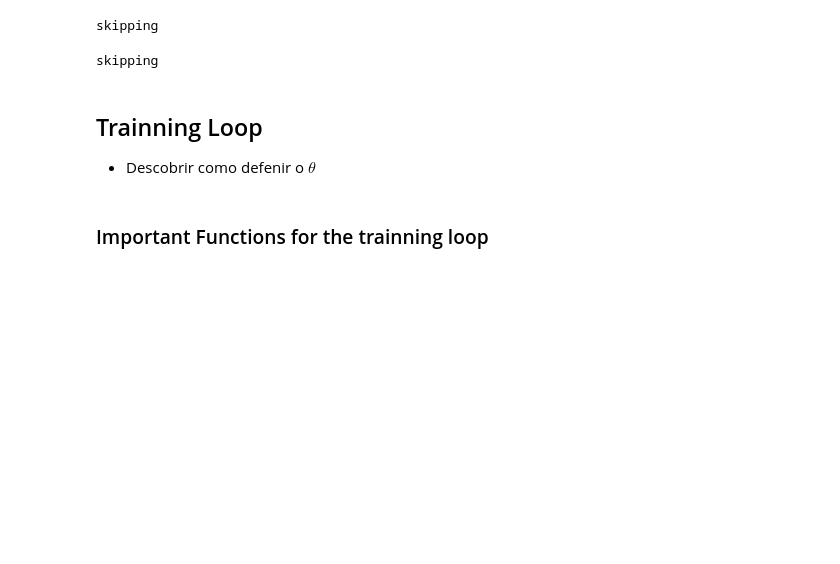
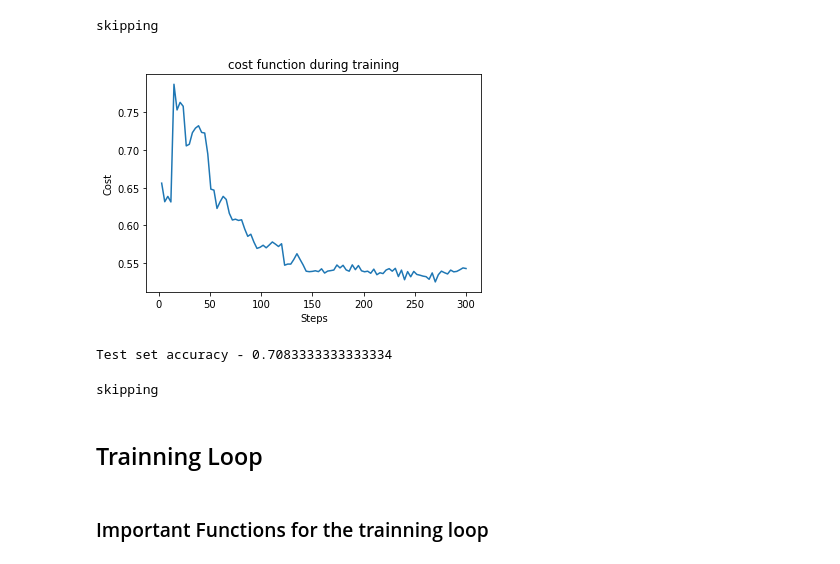
Before and after one commit to mArcio-Lmano/Ciencia-de-Dados-Quant-2121, a Jupyter notebook: Untitled.ipynb, the cells around one changed output. Saved outputs shown, nothing was run; the diff lists cells and outputs as text; code cells hidden in the pictures; blank space fills up the shorter version.

```diff
--- a/Untitled.ipynb
+++ b/Untitled.ipynb
@@ -190,0 +287,36 @@ meas: 4/════════════════════════
+# %%
+from qiskit.algorithms.optimizers import SPSA
+
+def train(qc, encoding, ansatz, train_data, train_labels, self_encoding=False, lr=None, initial_point=None):
+        # Callback function for optimiser for plotting purposes
+        def store_intermediate_result(evaluation, parameter, cost,
+                                stepsize, accept):
+                evaluations.append(evaluation)
+                parameters.append(parameter)
+                costs.append(cost)
+
+        # Set up the optimization
+
+        parameters = []
+        costs = []
+        evaluations = []
+
+        if lr is not None:
+                optimizer = SPSA(maxiter=100 , learning_rate=lr, callback=store_intermediate_result)
+        else:
+                optimizer = SPSA(maxiter=100, callback=store_intermediate_result)
+
+        if initial_point is not None:
+                initial_point = initial_point
+        else:
+                initial_point = np.random.random(ansatz.num_parameters)
+
+        objective_function = lambda variational: cost_function(qc,encoding, ansatz,
+                train_data, train_labels, variational, self_encoding=self_encoding)
+
+        # Run the optimization
+        opt_var, opt_value, _ = optimizer.optimize(len(initial_point), objective_function, initial_point=initial_point)
+
+        return opt_var, opt_value , parameters, costs, evaluations
+# %%
+opt_var, opt_value , parameters, costs, evaluations = train(qc, encoding, ansatz, train_data, train_labels_oh, self_encoding=True)
@@ -199,3 +365,17 @@ skipping
+# %%
+fig = plt.figure()
+plt.plot(evaluations, costs)
+plt.xlabel('Steps')
+plt.ylabel('Cost')
+plt.title("cost function during training")
+plt.show()
+# %% [output]
+[figure, added]
+# %%
+accuracy, prediction = accuracy(test_data, test_labels, opt_var, self_encoding=True)
+print("Test set accuracy - {}".format(accuracy))
+# %% [output]
+Test set accuracy - 0.7083333333333334
 # %%
 %%script echo skipping
 
@@ -205,8 +385,6 @@ print("Valor Expectavel: ", exp_z_val)
 skipping
 # %% [markdown]
 ## Trainning Loop
-
-- Descobrir como defenir o $\theta$
 # %% [markdown]
 ### Important Functions for the trainning loop
 # %%
```
Also changed, not shown: parts of 16 cells of this notebook, 8 other files.
